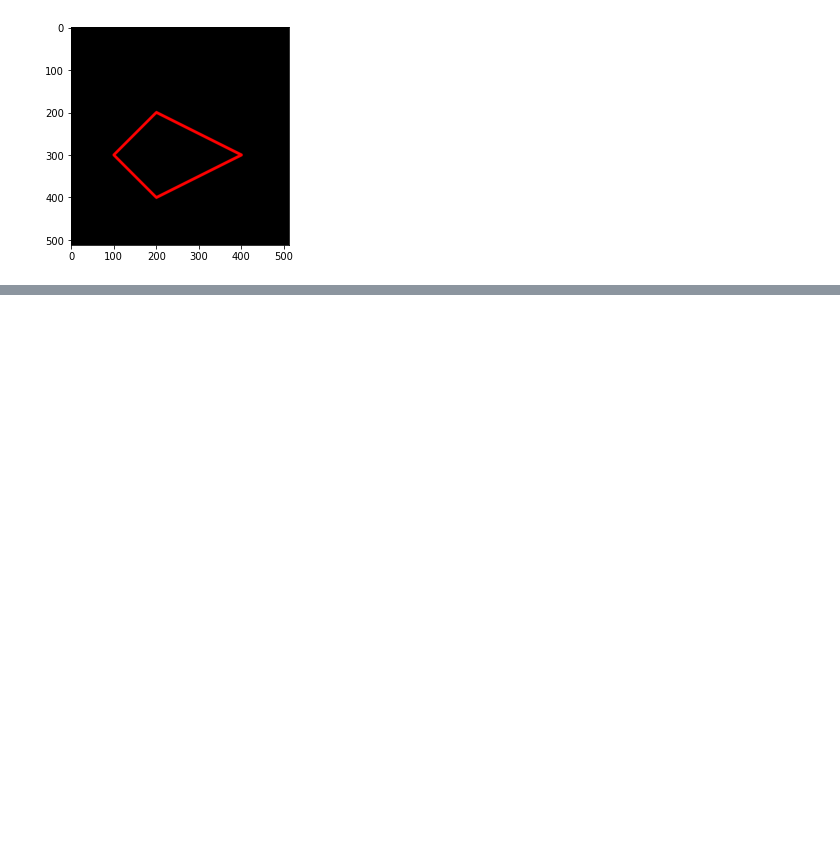
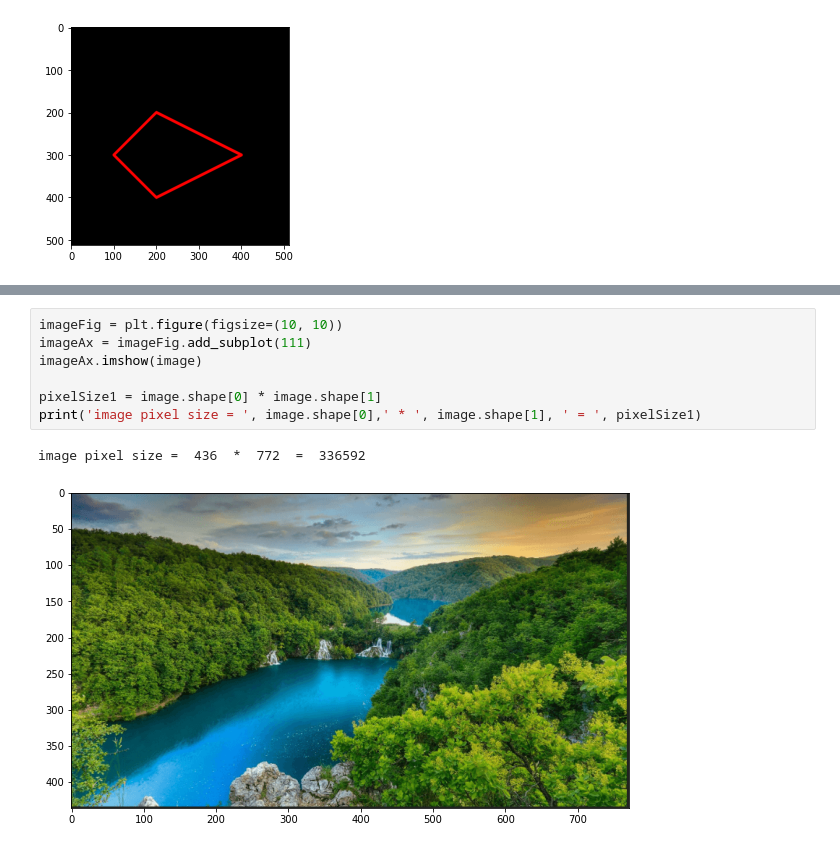
Before and after one commit to Omar630603/DIP-Course-2022, a Jupyter notebook: Week2.ipynb, the cells around one changed output, grey strips where cells are left out. Cells and saved outputs as stored; diff of their text form; blank space fills up the shorter version.

```diff
--- a/Week2.ipynb
+++ b/Week2.ipynb
@@ -141,0 +151,10 @@ plt.imshow(black_img2)
+# %%
+imageFig = plt.figure(figsize=(10, 10))
+imageAx = imageFig.add_subplot(111)
+imageAx.imshow(image)
+
+pixelSize1 = image.shape[0] * image.shape[1]
+print('image pixel size = ', image.shape[0],' * ', image.shape[1], ' = ', pixelSize1)
+# %% [output]
+image pixel size =  436  *  772  =  336592
+[figure, added]
```
Also changed, not shown: parts of 17 cells of this notebook.
